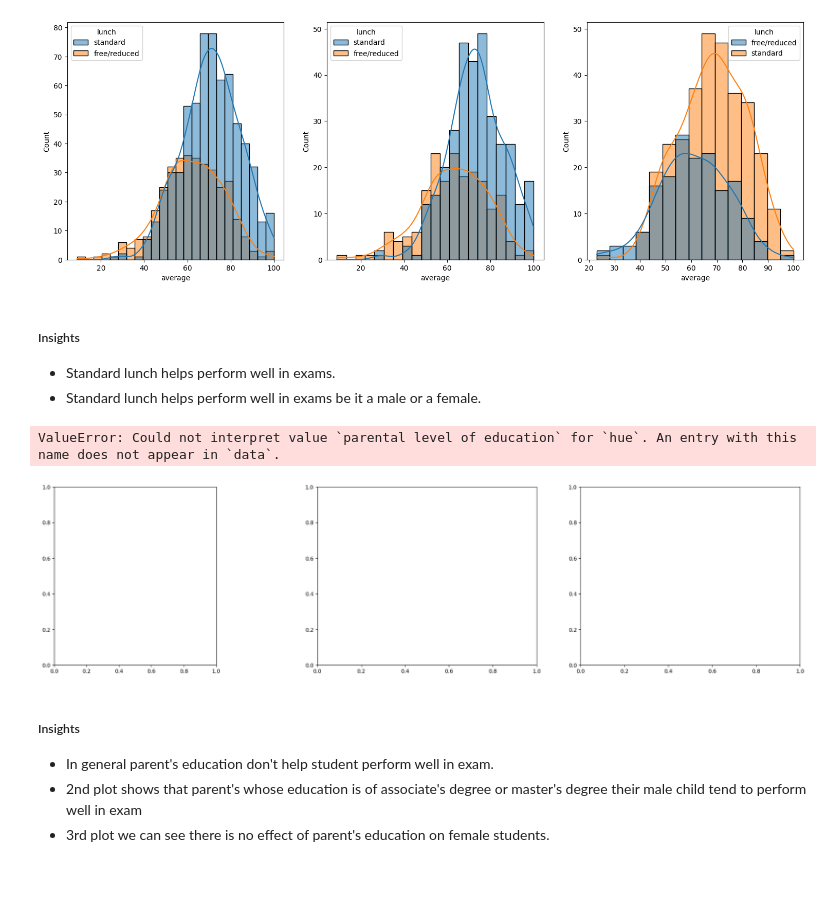
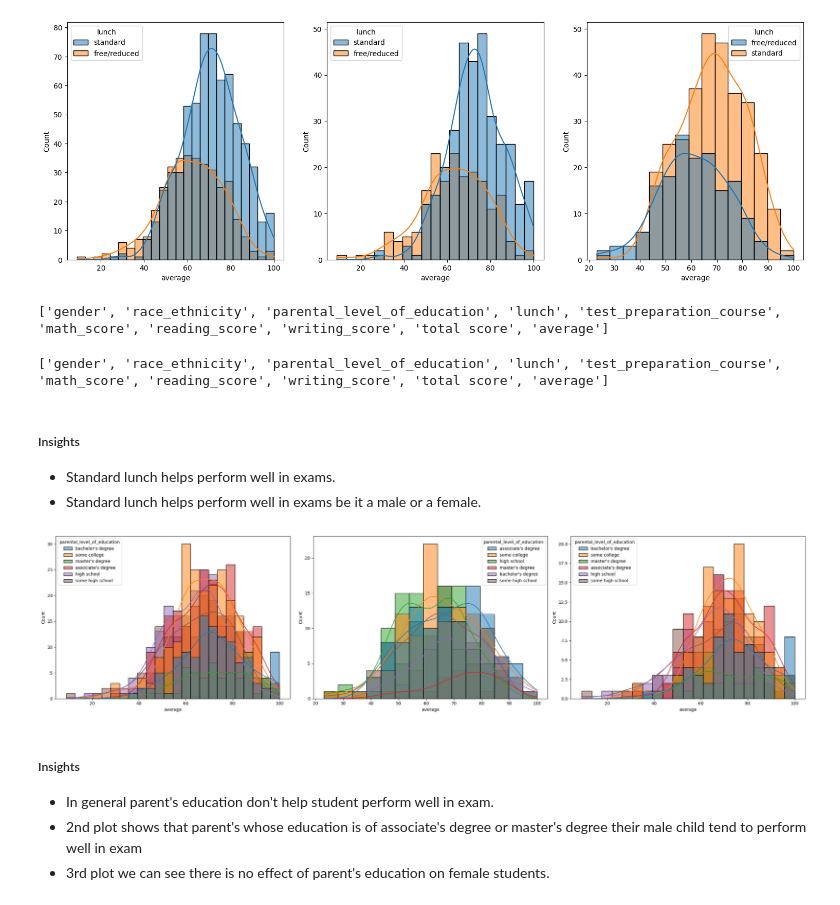
Before and after one commit to pravinmane08/mlproject, a Jupyter notebook: notebook/1 . EDA STUDENT PERFORMANCE .ipynb, the cells around one changed output. Saved outputs shown, nothing was run; the diff lists cells and outputs as text; code cells hidden in the pictures; blank space fills up the shorter version.

```diff
--- a/notebook/1 . EDA STUDENT PERFORMANCE .ipynb
+++ b/notebook/1 . EDA STUDENT PERFORMANCE .ipynb
@@ -279,22 +279,42 @@ sns.histplot(data=df[df.gender=='male'],x='average',kde=True,hue='lunch')
 plt.show()
 # %% [output]
 [figure]
+# %%
+print(df.columns.tolist())
+# %% [output]
+['gender', 'race_ethnicity', 'parental_level_of_education', 'lunch', 'test_preparation_course', 'math_score', 'reading_score', 'writing_score', 'total score', 'average']
+# %%
+df.columns = df.columns.str.strip()
+# %%
+print(df.columns.tolist())
+# %% [output]
+['gender', 'race_ethnicity', 'parental_level_of_education', 'lunch', 'test_preparation_course', 'math_score', 'reading_score', 'writing_score', 'total score', 'average']
 # %% [markdown]
 #####  Insights
 - Standard lunch helps perform well in exams.
 - Standard lunch helps perform well in exams be it a male or a female.
 # %%
-plt.subplots(1,3,figsize=(25,6))
-plt.subplot(141)
-ax =sns.histplot(data=df,x='average',kde=True,hue='parental level of education')
-plt.subplot(142)
-ax =sns.histplot(data=df[df.gender=='male'],x='average',kde=True,hue='parental level of education')
-plt.subplot(143)
-ax =sns.histplot(data=df[df.gender=='female'],x='average',kde=True,hue='parental level of education')
+import matplotlib.pyplot as plt
+import seaborn as sns
+
+plt.figure(figsize=(25,6))
+
+plt.subplot(131)
+sns.histplot(data=df, x='average', kde=True,
+             hue='parental_level_of_education')
+
+plt.subplot(132)
+sns.histplot(data=df[df['gender'] == 'male'], x='average', kde=True,
+             hue='parental_level_of_education')
+
+plt.subplot(133)
+sns.histplot(data=df[df['gender'] == 'female'], x='average', kde=True,
+             hue='parental_level_of_education')
+
+plt.tight_layout()
 plt.show()
 # %% [output]
-ValueError: Could not interpret value `parental level of education` for `hue`. An entry with this name does not appear in `data`.
-[figure, old version]
+[figure, new version]
 # %% [markdown]
 #####  Insights
 - In general parent's education don't help student perform well in exam.
```
Also changed, not shown: parts of 17 cells of this notebook, 5 other files.
